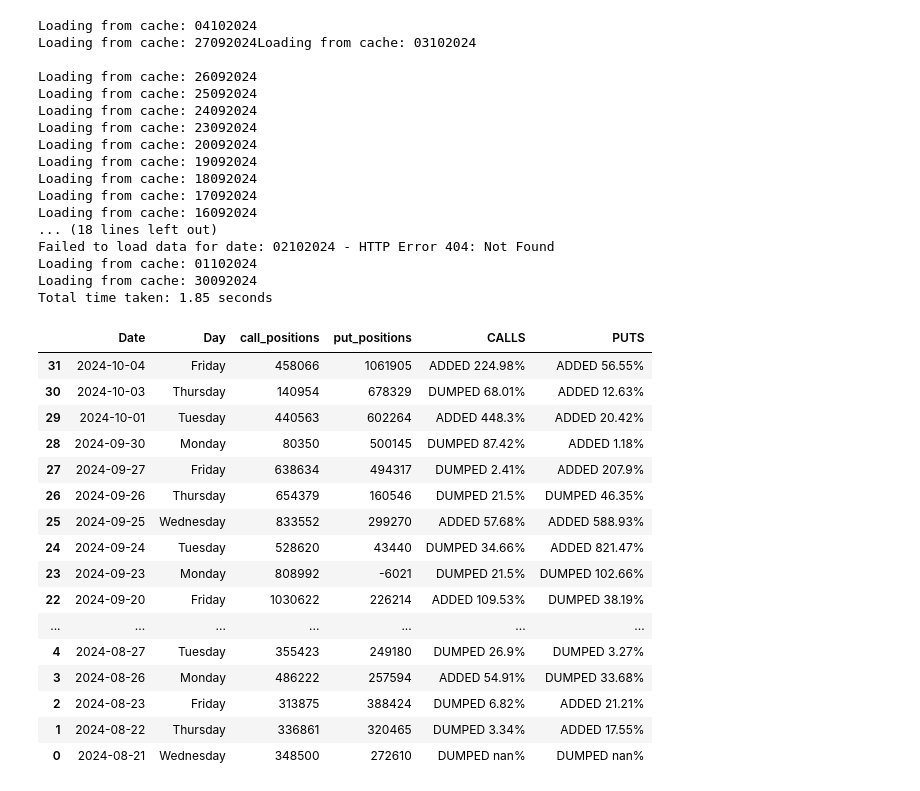
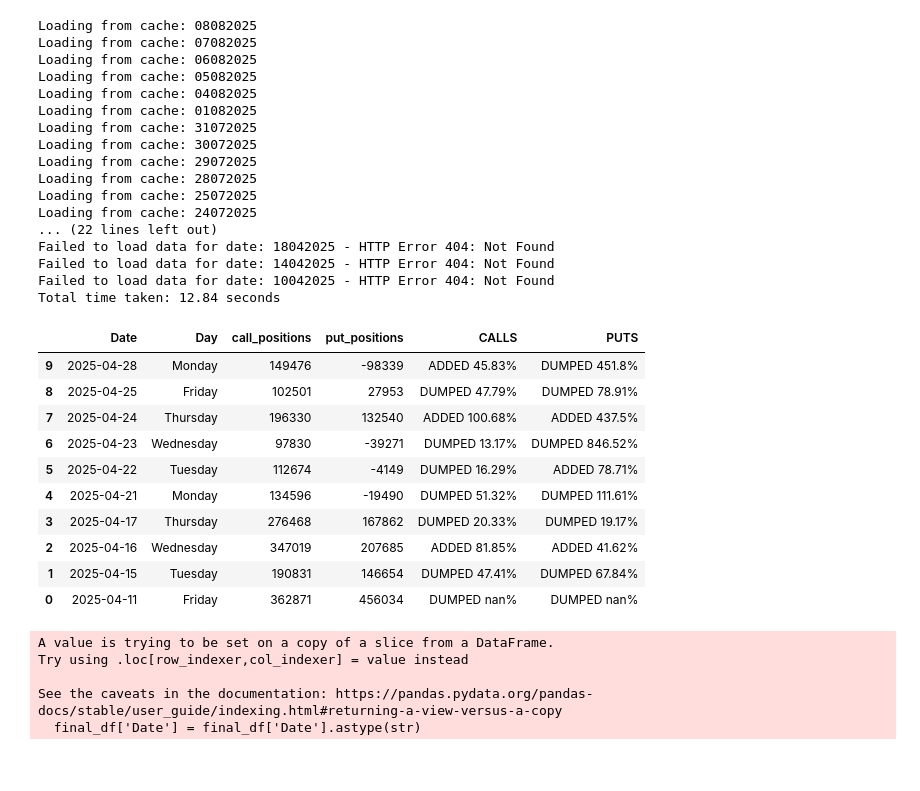
Before and after one commit to abhisekde96/fii-pro-analysis, a Jupyter notebook: CP_positions_D30.ipynb, the cells around one changed output. Drawn from its saved outputs; the diff is of its cells as text; code cells hidden in the pictures.

```diff
--- a/CP_positions_D30.ipynb
+++ b/CP_positions_D30.ipynb
@@ -45,7 +45,7 @@ else:
 # Collect the last 30 weekdays (excluding weekends)
 dates_list = []
 date_count = 0
-while date_count < 33:
+while date_count < 100:
     # Check if the current date is a weekday
     if today.weekday() < 5:  # Monday is 0, Sunday is 6
         # Format and append the date to the list
@@ -144,40 +144,34 @@ end_time = time.time()
 total_time = end_time - start_time
 print(f"Total time taken: {total_time:.2f} seconds")
 # %% [output]
-Loading from cache: 04102024
-Loading from cache: 27092024Loading from cache: 03102024
-
-Loading from cache: 26092024
-Loading from cache: 25092024
-Loading from cache: 24092024
-Loading from cache: 23092024
-Loading from cache: 20092024
-Loading from cache: 19092024
-Loading from cache: 18092024
-Loading from cache: 17092024
-Loading from cache: 16092024
-... (18 lines left out)
-Failed to load data for date: 02102024 - HTTP Error 404: Not Found
-Loading from cache: 01102024
-Loading from cache: 30092024
-Total time taken: 1.85 seconds
+Loading from cache: 08082025
+Loading from cache: 07082025
+Loading from cache: 06082025
+Loading from cache: 05082025
+Loading from cache: 04082025
+Loading from cache: 01082025
+Loading from cache: 31072025
+Loading from cache: 30072025
+Loading from cache: 29072025
+Loading from cache: 28072025
+Loading from cache: 25072025
+Loading from cache: 24072025
+... (22 lines left out)
+Failed to load data for date: 18042025 - HTTP Error 404: Not Found
+Failed to load data for date: 14042025 - HTTP Error 404: Not Found
+Failed to load data for date: 10042025 - HTTP Error 404: Not Found
+Total time taken: 12.84 seconds
 # %%
-final_df
+final_df.tail(10)
 # %% [output]
 |  | Date | Day | call_positions | put_positions | CALLS | PUTS |
-| 31 | 2024-10-04 | Friday | 458066 | 1061905 | ADDED 224.98% | ADDED 56.55% |
-| 30 | 2024-10-03 | Thursday | 140954 | 678329 | DUMPED 68.01% | ADDED 12.63% |
-| 29 | 2024-10-01 | Tuesday | 440563 | 602264 | ADDED 448.3% | ADDED 20.42% |
-| 28 | 2024-09-30 | Monday | 80350 | 500145 | DUMPED 87.42% | ADDED 1.18% |
-| 27 | 2024-09-27 | Friday | 638634 | 494317 | DUMPED 2.41% | ADDED 207.9% |
-| 26 | 2024-09-26 | Thursday | 654379 | 160546 | DUMPED 21.5% | DUMPED 46.35% |
-| 25 | 2024-09-25 | Wednesday | 833552 | 299270 | ADDED 57.68% | ADDED 588.93% |
-| 24 | 2024-09-24 | Tuesday | 528620 | 43440 | DUMPED 34.66% | ADDED 821.47% |
-| 23 | 2024-09-23 | Monday | 808992 | -6021 | DUMPED 21.5% | DUMPED 102.66% |
-| 22 | 2024-09-20 | Friday | 1030622 | 226214 | ADDED 109.53% | DUMPED 38.19% |
-| ... | ... | ... | ... | ... | ... | ... |
-| 4 | 2024-08-27 | Tuesday | 355423 | 249180 | DUMPED 26.9% | DUMPED 3.27% |
-| 3 | 2024-08-26 | Monday | 486222 | 257594 | ADDED 54.91% | DUMPED 33.68% |
-| 2 | 2024-08-23 | Friday | 313875 | 388424 | DUMPED 6.82% | ADDED 21.21% |
-| 1 | 2024-08-22 | Thursday | 336861 | 320465 | DUMPED 3.34% | ADDED 17.55% |
-| 0 | 2024-08-21 | Wednesday | 348500 | 272610 | DUMPED nan% | DUMPED nan% |
+| 9 | 2025-04-28 | Monday | 149476 | -98339 | ADDED 45.83% | DUMPED 451.8% |
+| 8 | 2025-04-25 | Friday | 102501 | 27953 | DUMPED 47.79% | DUMPED 78.91% |
+| 7 | 2025-04-24 | Thursday | 196330 | 132540 | ADDED 100.68% | ADDED 437.5% |
+| 6 | 2025-04-23 | Wednesday | 97830 | -39271 | DUMPED 13.17% | DUMPED 846.52% |
+| 5 | 2025-04-22 | Tuesday | 112674 | -4149 | DUMPED 16.29% | ADDED 78.71% |
+| 4 | 2025-04-21 | Monday | 134596 | -19490 | DUMPED 51.32% | DUMPED 111.61% |
+| 3 | 2025-04-17 | Thursday | 276468 | 167862 | DUMPED 20.33% | DUMPED 19.17% |
+| 2 | 2025-04-16 | Wednesday | 347019 | 207685 | ADDED 81.85% | ADDED 41.62% |
+| 1 | 2025-04-15 | Tuesday | 190831 | 146654 | DUMPED 47.41% | DUMPED 67.84% |
+| 0 | 2025-04-11 | Friday | 362871 | 456034 | DUMPED nan% | DUMPED nan% |
@@ -183,0 +193,10 @@ final_df
+# %%
+final_df['Date'] = final_df['Date'].astype(str)
+nifty_data['Date'] = nifty_data['Date'].astype(str)
+final_df1 = final_df.merge(nifty_data, left_on='Date', right_on='Date', how='left')
+# %% [output]
+A value is trying to be set on a copy of a slice from a DataFrame.
+Try using .loc[row_indexer,col_indexer] = value instead
+
+See the caveats in the documentation: https://pandas.pydata.org/pandas-docs/stable/user_guide/indexing.html#returning-a-view-versus-a-copy
+  final_df['Date'] = final_df['Date'].astype(str)
```
Also changed, not shown: parts of 2 cells of this notebook.
